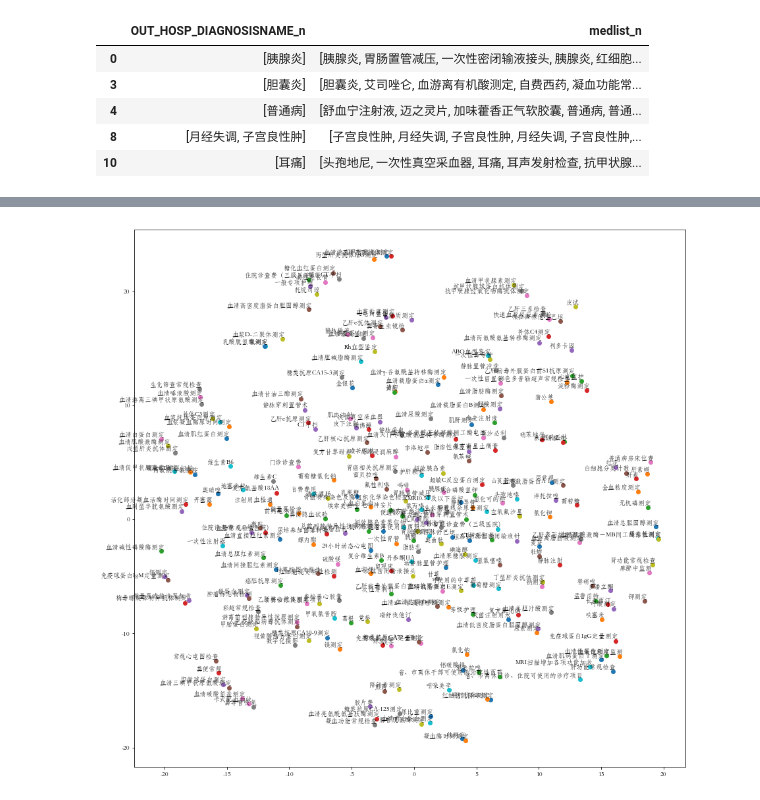
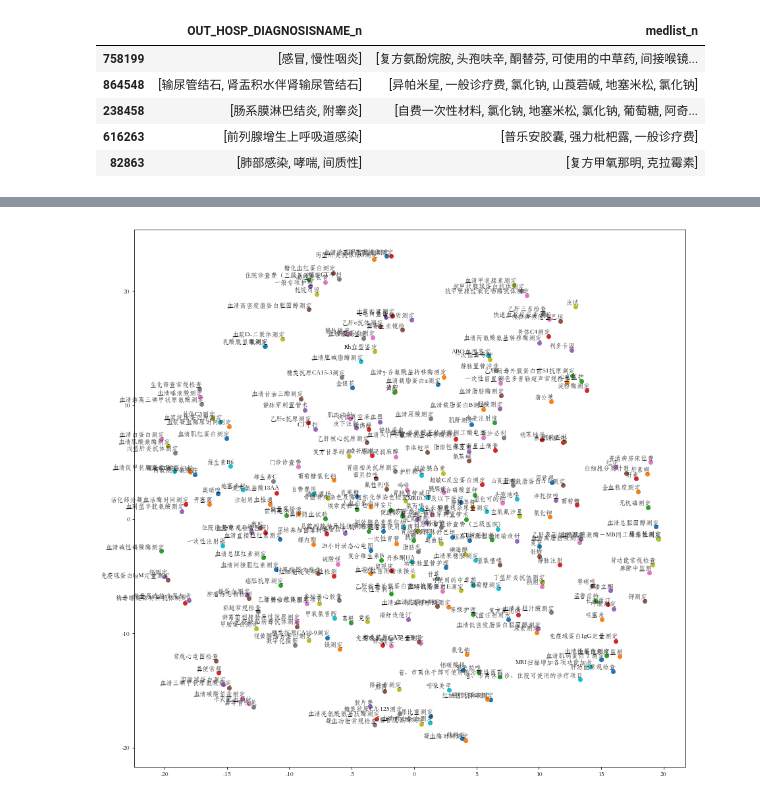
Before and after one commit to mayi140611/mayiutils, a Jupyter notebook: aawork/proj4/simple_word2vec.ipynb, the cells around one changed output, grey strips where cells are left out. Saved outputs shown, nothing was run; the diff lists cells and outputs as text; code cells hidden in the pictures.

```diff
--- a/aawork/proj4/simple_word2vec.ipynb
+++ b/aawork/proj4/simple_word2vec.ipynb
@@ -18,14 +9,14 @@ import tensorflow as tf
 # %%
 df = pd.read_pickle('data_ready.pkl')
-# %%
-df.head()
-# %% [output]
-|  | OUT_HOSP_DIAGNOSISNAME_n | medlist_n |
-| 0 | [胰腺炎] | [胰腺炎, 胃肠置管减压, 一次性密闭输液接头, 胰腺炎, 红细胞... |
-| 3 | [胆囊炎] | [胆囊炎, 艾司唑仑, 血游离有机酸测定, 自费西药, 凝血功能常... |
-| 4 | [普通病] | [舒血宁注射液, 迈之灵片, 加味藿香正气软胶囊, 普通病, 普通... |
-| 8 | [月经失调, 子宫良性肿] | [子宫良性肿, 月经失调, 子宫良性肿, 月经失调, 子宫良性肿,... |
-| 10 | [耳痛] | [头孢地尼, 一次性真空采血器, 耳痛, 耳声发射检查, 抗甲状腺... |
+# %%
+df.sample(5)
+# %% [output]
+|  | OUT_HOSP_DIAGNOSISNAME_n | medlist_n |
+| 758199 | [感冒, 慢性咽炎] | [复方氨酚烷胺, 头孢呋辛, 酮替芬, 可使用的中草药, 间接喉镜... |
+| 864548 | [输尿管结石, 肾盂积水伴肾输尿管结石] | [异帕米星, 一般诊疗费, 氯化钠, 山莨菪碱, 地塞米松, 氯化钠] |
+| 238458 | [肠系膜淋巴结炎, 附睾炎] | [自费一次性材料, 氯化钠, 地塞米松, 氯化钠, 葡萄糖, 阿奇... |
+| 616263 | [前列腺增生上呼吸道感染] | [普乐安胶囊, 强力枇杷露, 一般诊疗费] |
+| 82863 | [肺部感染, 哮喘, 间质性] | [复方甲氧那明, 克拉霉素] |
 # %%
 # word2id, id2word = dict(), dict()
 # for line in df.itertuples():
```
Also changed, not shown: parts of 70 cells of this notebook, 6 other files.
